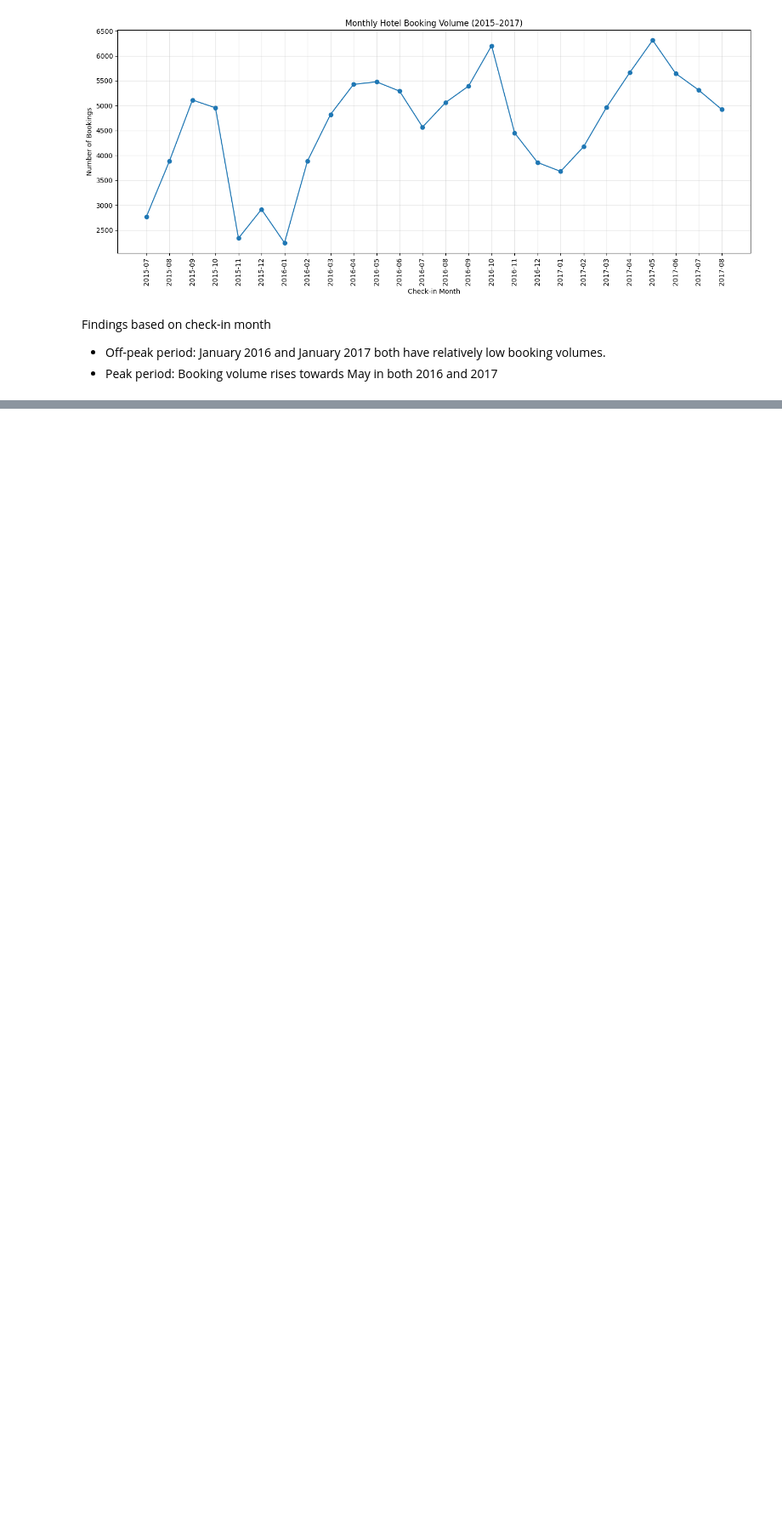
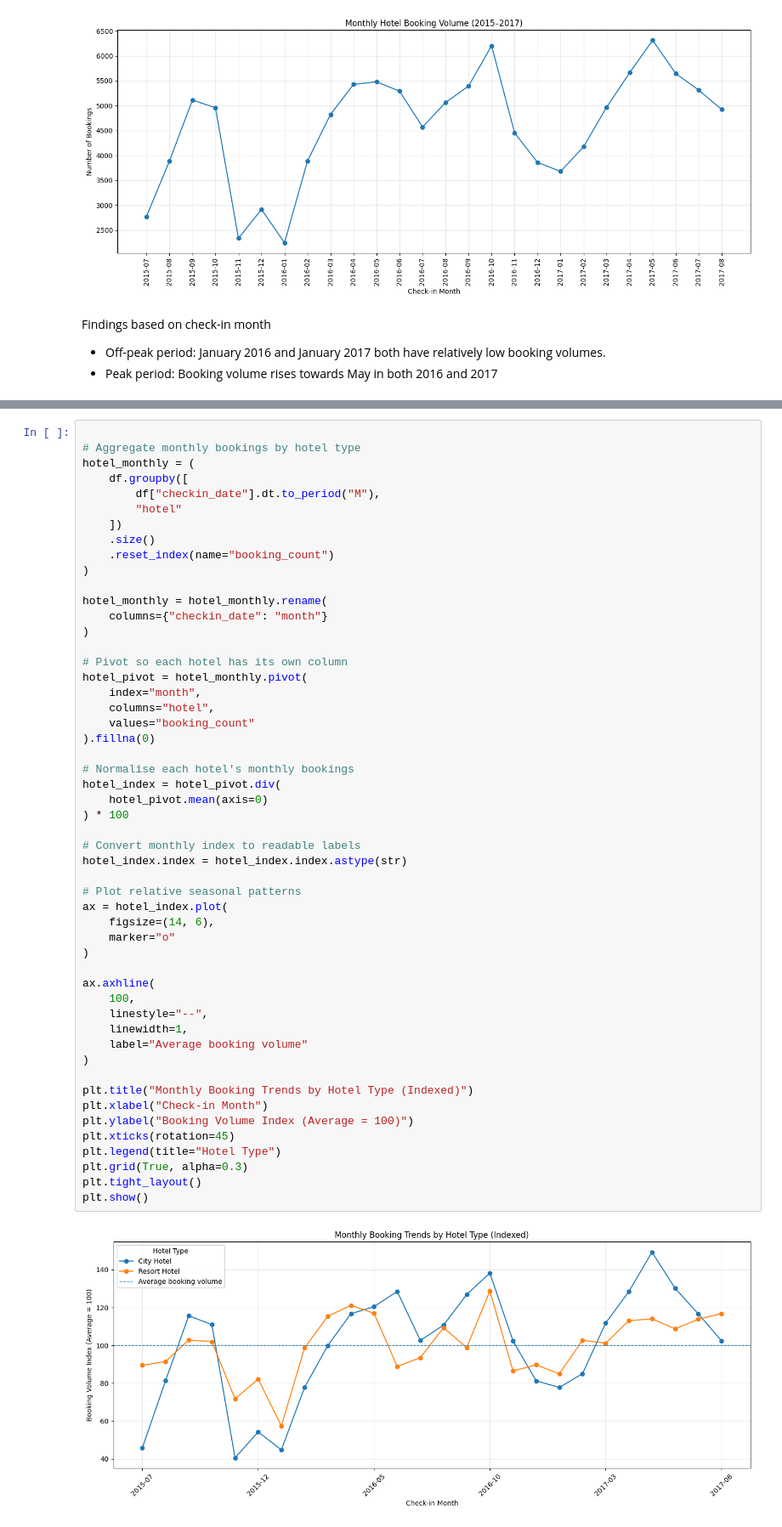
Before and after one commit to elsiejy/Capstone, a Jupyter notebook: Capstone_Hotel_Bookings.ipynb, the cells around one changed output, grey strips where cells are left out. Shown at 85% size. Drawn from its saved outputs; the diff is of its cells as text; blank space fills up the shorter version.

```diff
--- a/Capstone_Hotel_Bookings.ipynb
+++ b/Capstone_Hotel_Bookings.ipynb
@@ -606,0 +713,54 @@ plt.show()
+# %%
+
+# Aggregate monthly bookings by hotel type
+hotel_monthly = (
+    df.groupby([
+        df["checkin_date"].dt.to_period("M"),
+        "hotel"
+    ])
+    .size()
+    .reset_index(name="booking_count")
+)
+
+hotel_monthly = hotel_monthly.rename(
+    columns={"checkin_date": "month"}
+)
+
+# Pivot so each hotel has its own column
+hotel_pivot = hotel_monthly.pivot(
+    index="month",
+    columns="hotel",
+    values="booking_count"
+).fillna(0)
+
+# Normalise each hotel's monthly bookings
+hotel_index = hotel_pivot.div(
+    hotel_pivot.mean(axis=0)
+) * 100
+
+# Convert monthly index to readable labels
+hotel_index.index = hotel_index.index.astype(str)
+
+# Plot relative seasonal patterns
+ax = hotel_index.plot(
+    figsize=(14, 6),
+    marker="o"
+)
+
+ax.axhline(
+    100,
+    linestyle="--",
+    linewidth=1,
+    label="Average booking volume"
+)
+
+plt.title("Monthly Booking Trends by Hotel Type (Indexed)")
+plt.xlabel("Check-in Month")
+plt.ylabel("Booking Volume Index (Average = 100)")
+plt.xticks(rotation=45)
+plt.legend(title="Hotel Type")
+plt.grid(True, alpha=0.3)
+plt.tight_layout()
+plt.show()
+# %% [output]
+[figure, added]
```
Also changed, not shown: parts of 18 cells of this notebook.
